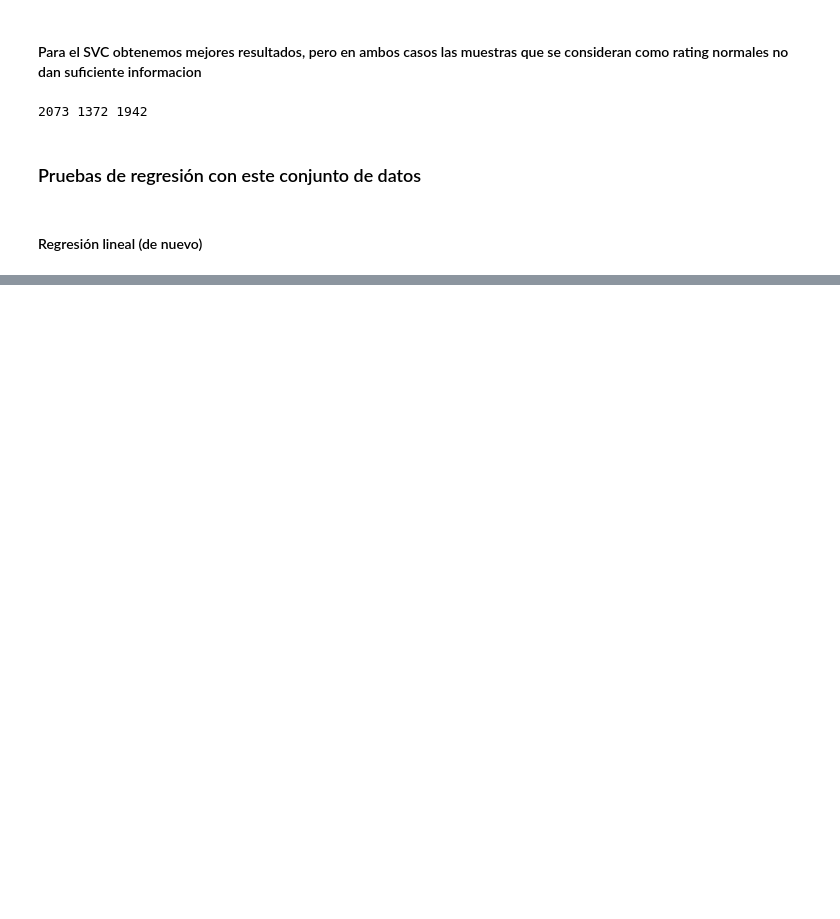
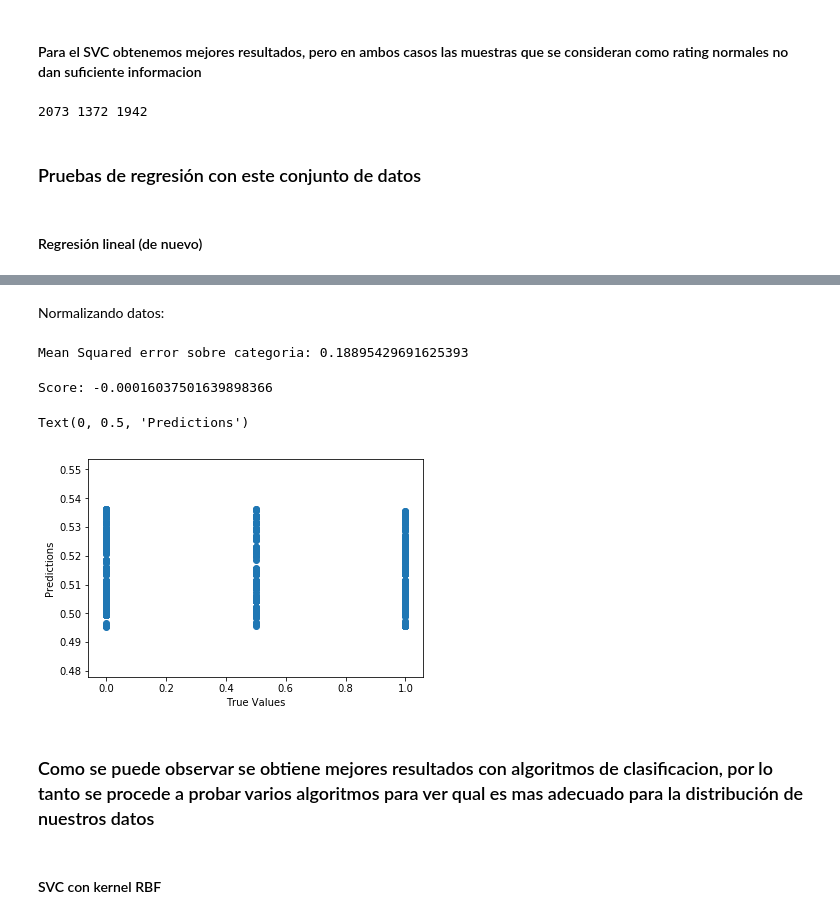
Before and after one commit to AdriaOrozco/CasKaggle, a Jupyter notebook: notebooks/develop/EbayNotebook.ipynb, the cells around one changed output, grey strips where cells are left out. Saved outputs shown, nothing was run; the diff lists cells and outputs as text; code cells hidden in the pictures; blank space fills up the shorter version.

```diff
--- a/notebooks/develop/EbayNotebook.ipynb
+++ b/notebooks/develop/EbayNotebook.ipynb
@@ -634,0 +633,31 @@ Normalizando datos
+# %% [markdown]
+Normalizando datos:
+# %%
+#Normalización de datos
+scaler = preprocessing.MinMaxScaler()
+scaler.fit(dataset)
+dataset = pd.DataFrame(scaler.transform(dataset), index=dataset.index, columns=dataset.columns)
+# %%
+X_train, X_test, y_train, y_test = train_test_split(dataset[["category"]], dataset[["rating"]], test_size=0.30, random_state=42)
+reg = linear_model.LinearRegression()
+reg.fit(X_train, y_train)
+print("Mean Squared error sobre categoria:",mean_squared_error(y_test, reg.predict(X_test)))
+# %% [output]
+Mean Squared error sobre categoria: 0.18895429691625393
+# %%
+print("Score:",reg.score(X_test,y_test))
+# %% [output]
+Score: -0.00016037501639898366
+# %%
+plt.figure()
+predictions = reg.predict(X_test)
+plt.scatter(y_test, predictions)
+plt.xlabel('True Values')
+plt.ylabel('Predictions')
+# %% [output]
+Text(0, 0.5, 'Predictions')
+[figure, added]
+# %% [markdown]
+### Como se puede observar se obtiene mejores resultados con algoritmos de clasificacion, por lo tanto se procede a probar varios algoritmos para ver qual es mas adecuado para la distribución de nuestros datos
+# %% [markdown]
+#### SVC con kernel RBF
```
Also changed, not shown: parts of 17 cells of this notebook.
